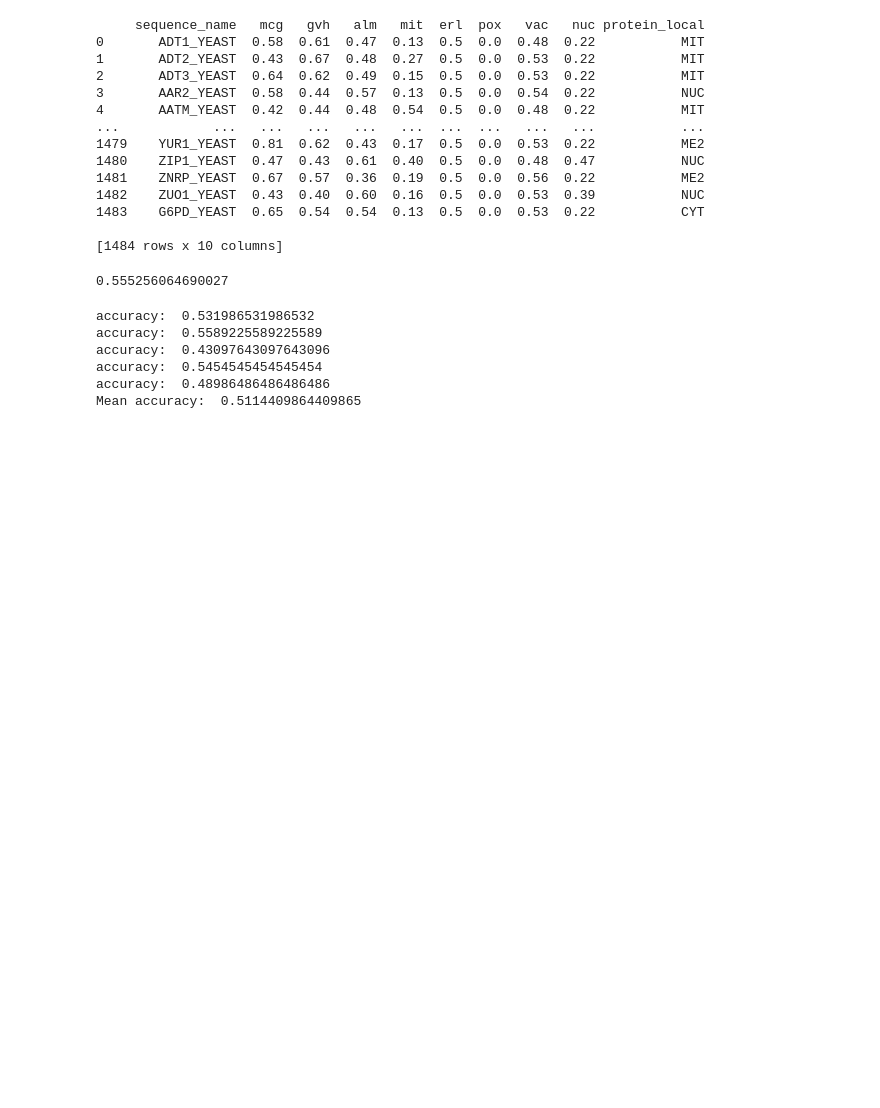
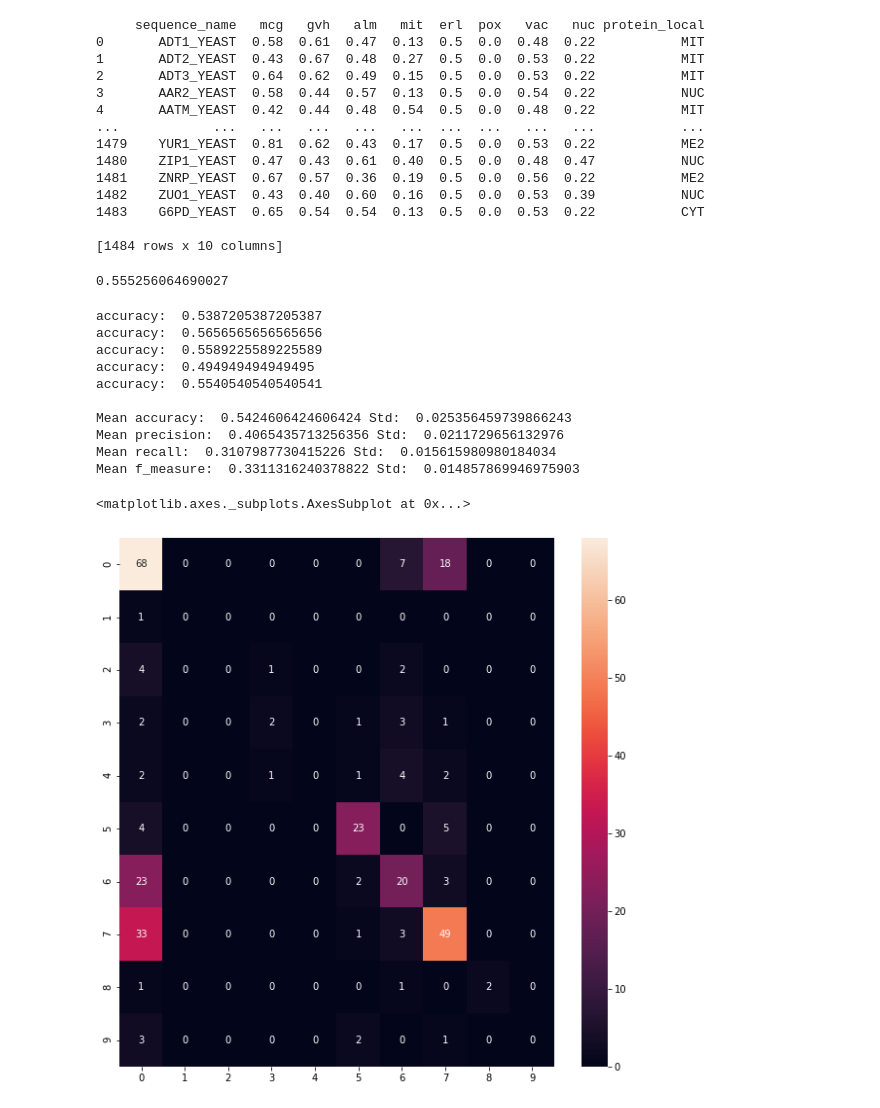
Before and after one commit to johnnyy/ML-EQUIPE-6, a Jupyter notebook: Questao2/logistic_regression_one_vs_all.ipynb, the cells around one changed output. Drawn from its saved outputs; the diff is of its cells as text; code cells hidden in the pictures; blank space fills up the shorter version.

```diff
--- a/Questao2/logistic_regression_one_vs_all.ipynb
+++ b/Questao2/logistic_regression_one_vs_all.ipynb
@@ -51,15 +51,18 @@ accuracy_score(y,predict)
 0.555256064690027
 # %%
 from sklearn.model_selection import train_test_split
-from sklearn.metrics import accuracy_score
-from sklearn.model_selection import KFold
+from sklearn.metrics import accuracy_score, precision_score, recall_score, f1_score
 from sklearn.linear_model import LogisticRegression
+from sklearn.model_selection import StratifiedKFold
 
 accuracy = []
+precision = []
+recall = []
+f_measure = []
 
-kf = KFold(n_splits=5)
+skf = StratifiedKFold(n_splits=5)
 
-for train_index, test_index in kf.split(X):
+for train_index, test_index in skf.split(X,y):
 
   X_train, X_test = X[train_index], X[test_index]
   y_train, y_test = y[train_index], y[test_index]
@@ -68,14 +71,40 @@ for train_index, test_index in kf.split(X):
   lr_predict = clf.predict(X_test)
 
   accuracy.append(accuracy_score(y_test, lr_predict))
+  precision.append(precision_score(y_test, lr_predict, average='macro',zero_division=0))
+  recall.append(recall_score(y_test, lr_predict, average='macro',zero_division=0))
+  f_measure.append(f1_score(y_test, lr_predict, average='macro',zero_division=0))
 
   print("accuracy: ",accuracy_score(y_test, lr_predict))
 
-print("Mean accuracy: ",sum(accuracy)/len(accuracy))
+print("\nMean accuracy: ",sum(accuracy)/len(accuracy), "Std: ",np.std(accuracy))
+print("Mean precision: ",sum(precision)/len(precision), "Std: ",np.std(precision))
+print("Mean recall: ",sum(recall)/len(recall), "Std: ",np.std(recall))
+print("Mean f_measure: ",sum(f_measure)/len(f_measure), "Std: ",np.std(f_measure))
 # %% [output]
-accuracy:  0.531986531986532
+accuracy:  0.5387205387205387
+accuracy:  0.5656565656565656
 accuracy:  0.5589225589225589
-accuracy:  0.43097643097643096
-accuracy:  0.5454545454545454
-accuracy:  0.48986486486486486
-Mean accuracy:  0.5114409864409865
+accuracy:  0.494949494949495
+accuracy:  0.5540540540540541
+
+Mean accuracy:  0.5424606424606424 Std:  0.025356459739866243
+Mean precision:  0.4065435713256356 Std:  0.0211729656132976
+Mean recall:  0.3107987730415226 Std:  0.015615980980184034
+Mean f_measure:  0.3311316240378822 Std:  0.014857869946975903
+# %%
+from sklearn.linear_model import LogisticRegression
+from sklearn.metrics import confusion_matrix
+from sklearn.metrics import classification_report
+import matplotlib.pyplot as plt
+
+fig, ax = plt.subplots(figsize=(10,10))
+
+cf_matrix = confusion_matrix(y_test, lr_predict)
+
+import seaborn as sns
+
+sns.heatmap(cf_matrix, annot=True)
+# %% [output]
+<matplotlib.axes._subplots.AxesSubplot at 0x...>
+[figure, added]
```
Also changed, not shown: parts of 2 cells of this notebook, 4 other files.
